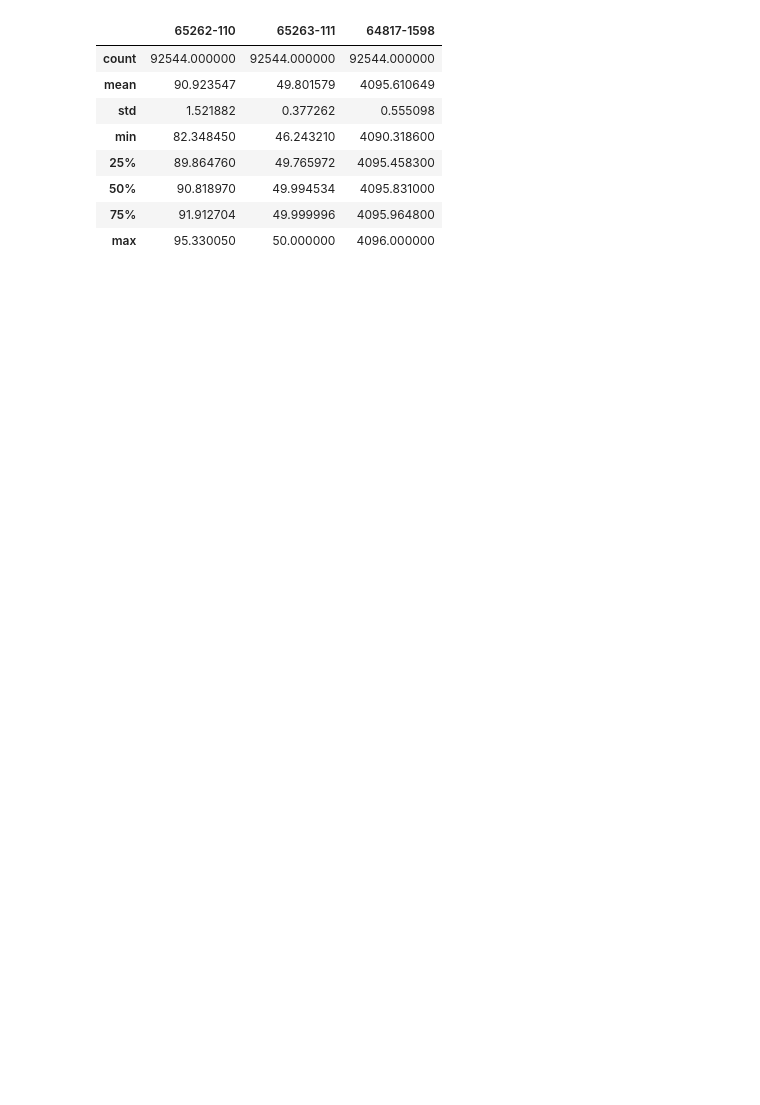
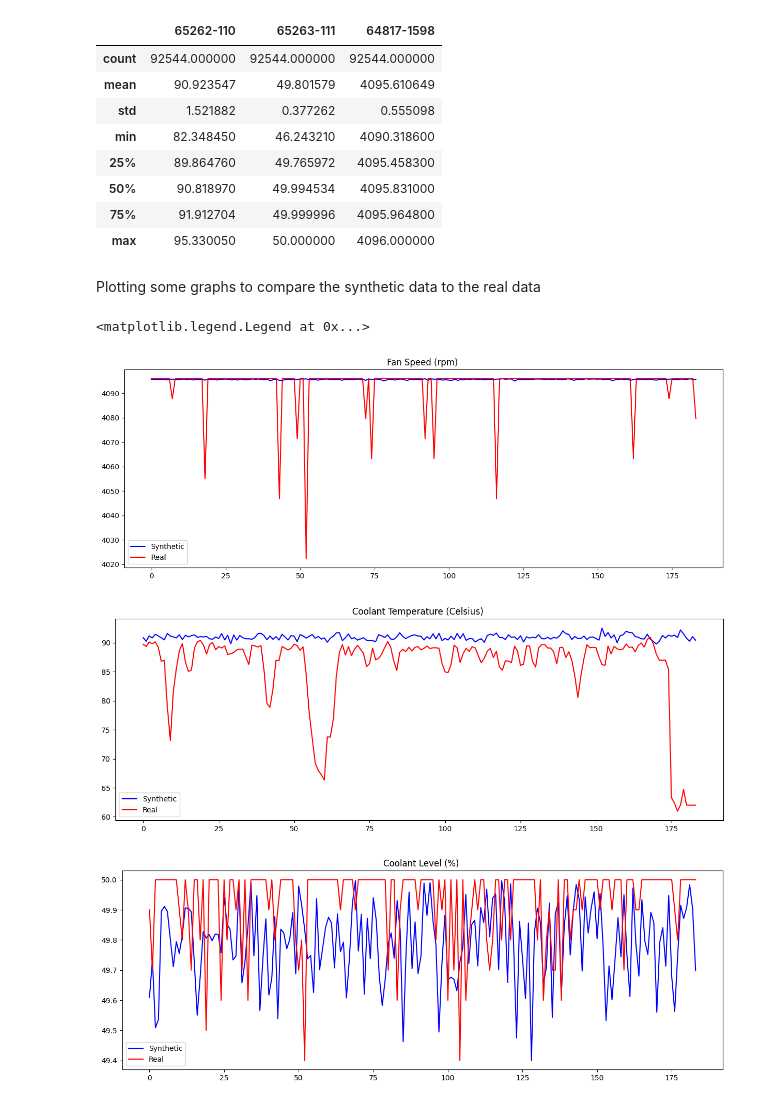
Before and after one commit to gautamvira/Predictive-Maintenance, a Jupyter notebook: fault_introduction.ipynb, the cells around one changed output. Saved outputs shown, nothing was run; the diff lists cells and outputs as text; code cells hidden in the pictures; blank space fills up the shorter version.

```diff
--- a/fault_introduction.ipynb
+++ b/fault_introduction.ipynb
@@ -13,3 +13,4 @@ f5 = pd.read_csv(r'C:\Users\virag\Documents\GitHub\Predictive-Maintenance\synthe
 f6 = pd.read_csv(r'C:\Users\virag\Documents\GitHub\Predictive-Maintenance\synthetic_cooling+33.csv')
 f7 = pd.read_csv(r'C:\Users\virag\Documents\GitHub\Predictive-Maintenance\synthetic_cooling+32.csv')
 f8 = pd.read_csv(r'C:\Users\virag\Documents\GitHub\Predictive-Maintenance\synthetic_cooling+31.csv')
+og = pd.read_csv(r'C:\Users\virag\Documents\GitHub\Predictive-Maintenance\cooling_system.csv')
@@ -54,3 +58,5 @@ f1.describe()
 | 50% | 90.818970 | 49.994534 | 4095.831000 |
 | 75% | 91.912704 | 49.999996 | 4095.964800 |
 | max | 95.330050 | 50.000000 | 4096.000000 |
+# %% [markdown]
+Plotting some graphs to compare the synthetic data to the real data
@@ -56,0 +67,28 @@ f1.describe()
+# %%
+        w=500
+        plt.figure(figsize=(15,5))
+        v1 = f5['64817-1598'].rolling(min_periods=1, window=w).sum()[[i*w for i in range(1, int(len(og)/w))]]/w
+        v2 = og['64817-1598'].rolling(min_periods=1, window=w).sum()[[i*w for i in range(1, int(len(og)/w))]]/w
+        plt.title('Fan Speed (rpm) ')
+        plt.plot(np.arange(len(v1)),v1, c='b', label='Synthetic')
+        plt.plot(np.arange(len(v1)),v2, c='r', label = 'Real')
+        plt.legend()
+        plt.figure(figsize=(15,5))
+        v1 = f5['65262-110'].rolling(min_periods=1, window=w).sum()[[i*w for i in range(1, int(len(og)/w))]]/w
+        v2 = og['65262-110'].rolling(min_periods=1, window=w).sum()[[i*w for i in range(1, int(len(og)/w))]]/w
+        plt.title('Coolant Temperature (Celsius) ')
+        plt.plot(np.arange(len(v1)),v1, c='b', label='Synthetic')
+        plt.plot(np.arange(len(v1)),v2, c='r', label = 'Real')
+        plt.legend()
+        plt.figure(figsize=(15,5))
+        v1 = f5['65263-111'].rolling(min_periods=1, window=w).sum()[[i*w for i in range(1, int(len(og)/w))]]/w
+        v2 = og['65263-111'].rolling(min_periods=1, window=w).sum()[[i*w for i in range(1, int(len(og)/w))]]/w
+        plt.title('Coolant Level (%) ')
+        plt.plot(np.arange(len(v1)),v1, c='b', label='Synthetic')
+        plt.plot(np.arange(len(v1)),v2, c='r', label = 'Real')
+        plt.legend()
+# %% [output]
+<matplotlib.legend.Legend at 0x...>
+[figure, added]
+[figure, added]
+[figure, added]
```
Also changed, not shown: parts of 25 cells of this notebook, 1 other file.
